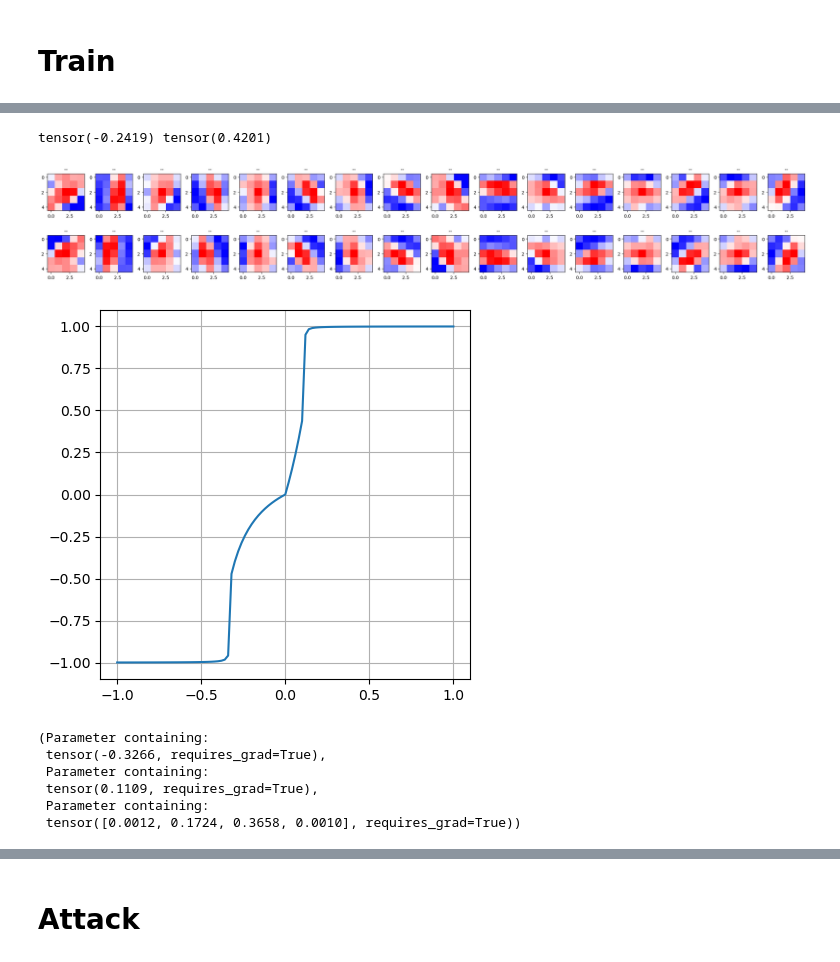
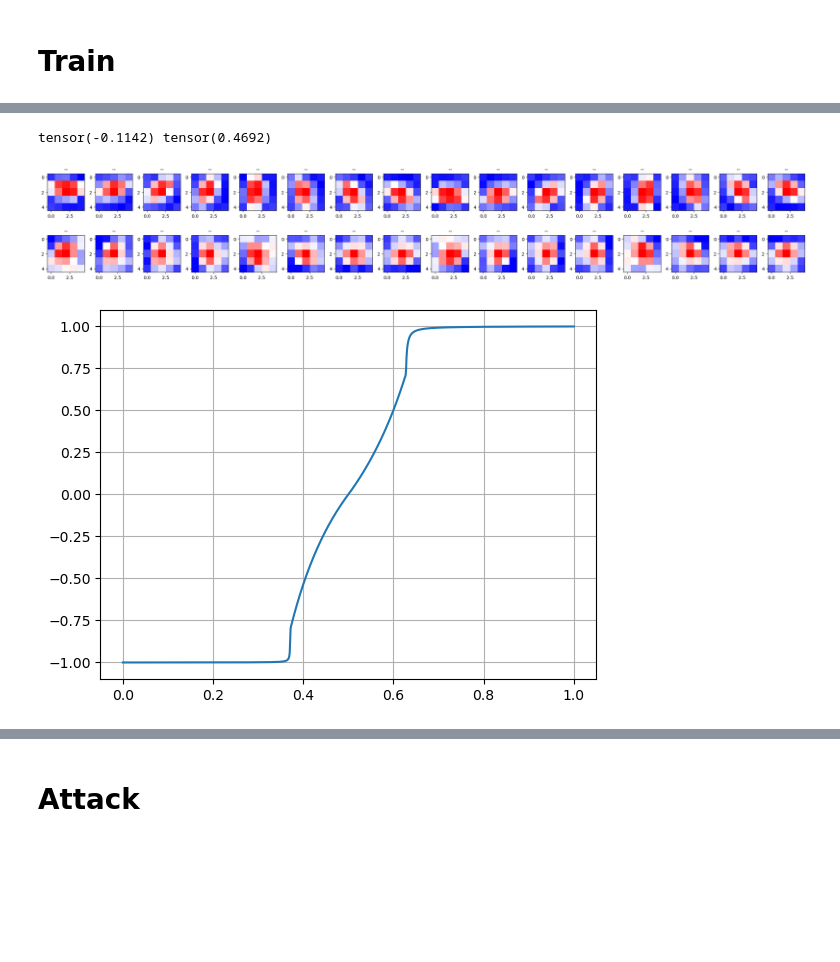
Before and after one commit to 314-Foundation/white-box-nn, a Jupyter notebook: jupyter/main.ipynb, the cells around one changed output, grey strips where cells are left out. Drawn from its saved outputs; the diff is of its cells as text; code cells hidden in the pictures; blank space fills up the shorter version.

```diff
--- a/jupyter/main.ipynb
+++ b/jupyter/main.ipynb
@@ -420,38 +321,23 @@ tensor(0., grad_fn=<MinBackward1>) tensor(0.9007, grad_fn=<MaxBackward1>) tensor
 # %%
-w = den.conv_sampler.get_weight().detach()
+cc = bb[1].get_weight().detach().flatten(0, 1)
 # print(torch.norm(w.flatten(1), dim=1))
-print(w.min(), w.max())
+print(cc.min(), cc.max())
 # hh.plot_example(w, n_row=2, n_col=8)
 # hh.plot_example(w, n_row=4, n_col=16)
-hh.plot_example(w, n_row=2, n_col=16)
+hh.plot_example(cc, n_row=2, n_col=16)
 # %% [output]
-tensor(-0.2419) tensor(0.4201)
+tensor(-0.1142) tensor(0.4692)
-[figure, old version]
+[figure, new version]
 # %%
-n_steps = 100
+n_steps = 1000
 thr = torch.tensor(range(n_steps + 1)) / n_steps
-thr = bb.transform(thr)
 
-# bsamp = bb.BrightnessSampler(10)
-
-vval = den.brightness_sampler(thr)
-for i in range(vval.shape[1]):
-    val = vval[:, i]
-    plt.plot(thr, val.detach())
+val = bb[0](thr)
+plt.plot(thr, val.detach())
 
 ax = plt.gca()
-ax.set_aspect('equal', adjustable='box')
+# ax.set_aspect('equal', adjustable='box')
 plt.grid(True)
 plt.show()
 # %% [output]
-[figure, old version]
+[figure, new version]
-# %%
-bs = den.brightness_sampler.acts[0]
-bs.thr_n, bs.thr_p, bs.scales#, bs.bias
-# %% [output]
-(Parameter containing:
- tensor(-0.3266, requires_grad=True),
- Parameter containing:
- tensor(0.1109, requires_grad=True),
- Parameter containing:
- tensor([0.0012, 0.1724, 0.3658, 0.0010], requires_grad=True))
```
Also changed, not shown: parts of 29 cells of this notebook, 3 other files.
